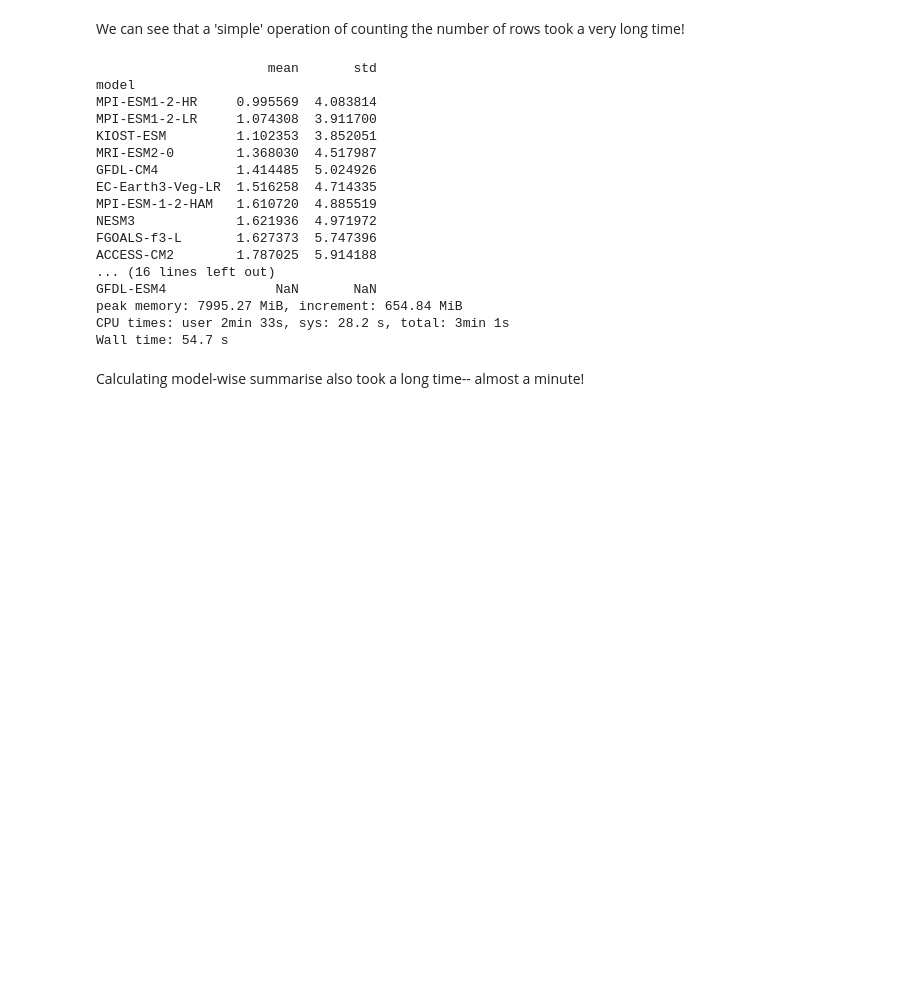
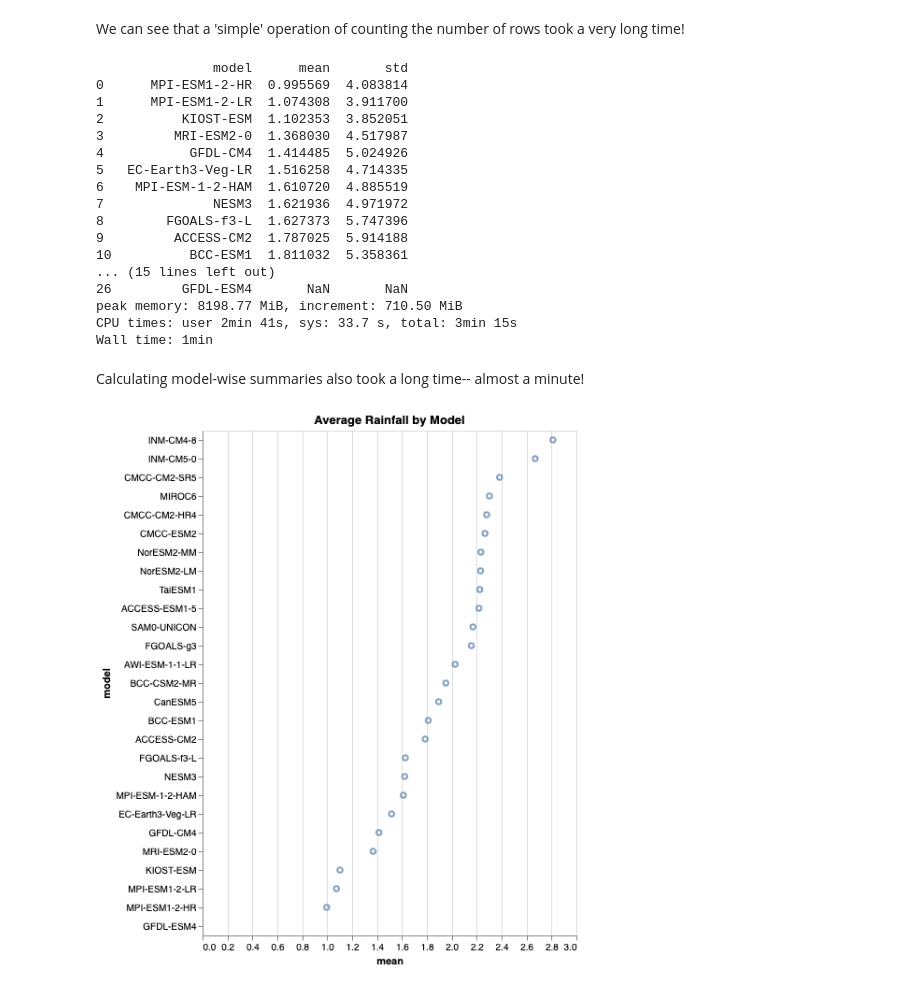
Before and after one commit to rtaph/cloud9, a Jupyter notebook: notebook/notebook.ipynb, the cells around one changed output. Saved outputs shown, nothing was run; the diff lists cells and outputs as text; code cells hidden in the pictures; blank space fills up the shorter version.

Commit message:
Add Altair plots and summary chart of memory usage

```diff
--- a/notebook/notebook.ipynb
+++ b/notebook/notebook.ipynb
@@ -329,33 +383,37 @@ res = (dat
        .groupby('model')['rain (mm/day)']
        .agg(["mean", "std"])
        .sort_values("mean")
+       .reset_index()
        .compute()
       )
 print(res)
 # %% [output]
-                      mean       std
-model
-MPI-ESM1-2-HR     0.995569  4.083814
-MPI-ESM1-2-LR     1.074308  3.911700
-KIOST-ESM         1.102353  3.852051
-MRI-ESM2-0        1.368030  4.517987
-GFDL-CM4          1.414485  5.024926
-EC-Earth3-Veg-LR  1.516258  4.714335
-MPI-ESM-1-2-HAM   1.610720  4.885519
-NESM3             1.621936  4.971972
-FGOALS-f3-L       1.627373  5.747396
-ACCESS-CM2        1.787025  5.914188
-... (16 lines left out)
-GFDL-ESM4              NaN       NaN
-peak memory: 7995.27 MiB, increment: 654.84 MiB
-CPU times: user 2min 33s, sys: 28.2 s, total: 3min 1s
-Wall time: 54.7 s
+               model      mean       std
+0      MPI-ESM1-2-HR  0.995569  4.083814
+1      MPI-ESM1-2-LR  1.074308  3.911700
+2          KIOST-ESM  1.102353  3.852051
+3         MRI-ESM2-0  1.368030  4.517987
+4           GFDL-CM4  1.414485  5.024926
+5   EC-Earth3-Veg-LR  1.516258  4.714335
+6    MPI-ESM-1-2-HAM  1.610720  4.885519
+7              NESM3  1.621936  4.971972
+8        FGOALS-f3-L  1.627373  5.747396
+9         ACCESS-CM2  1.787025  5.914188
+10          BCC-ESM1  1.811032  5.358361
+... (15 lines left out)
+26         GFDL-ESM4       NaN       NaN
+peak memory: 8198.77 MiB, increment: 710.50 MiB
+CPU times: user 2min 41s, sys: 33.7 s, total: 3min 15s
+Wall time: 1min
 # %% [markdown]
-Calculating model-wise summarise also took a long time-- almost a minute!
+Calculating model-wise summaries also took a long time-- almost a minute!
 # %%
-# import altair as alt
+base = alt.Chart(res, title = "Average Rainfall by Model")
+points = base.mark_point().encode(
+    alt.Y("model:N", sort="-x"),
+    alt.X("mean:Q")
+)
 
-# alt.Chart(res, title = "Average Rainfall by Model").mark_point().encode(
-#     alt.Y("model:Q"),
-#     alt.X("mean:Q")
-# )
+points
+# %% [output]
+[figure, added]
```
Also changed, not shown: parts of 27 cells of this notebook.
